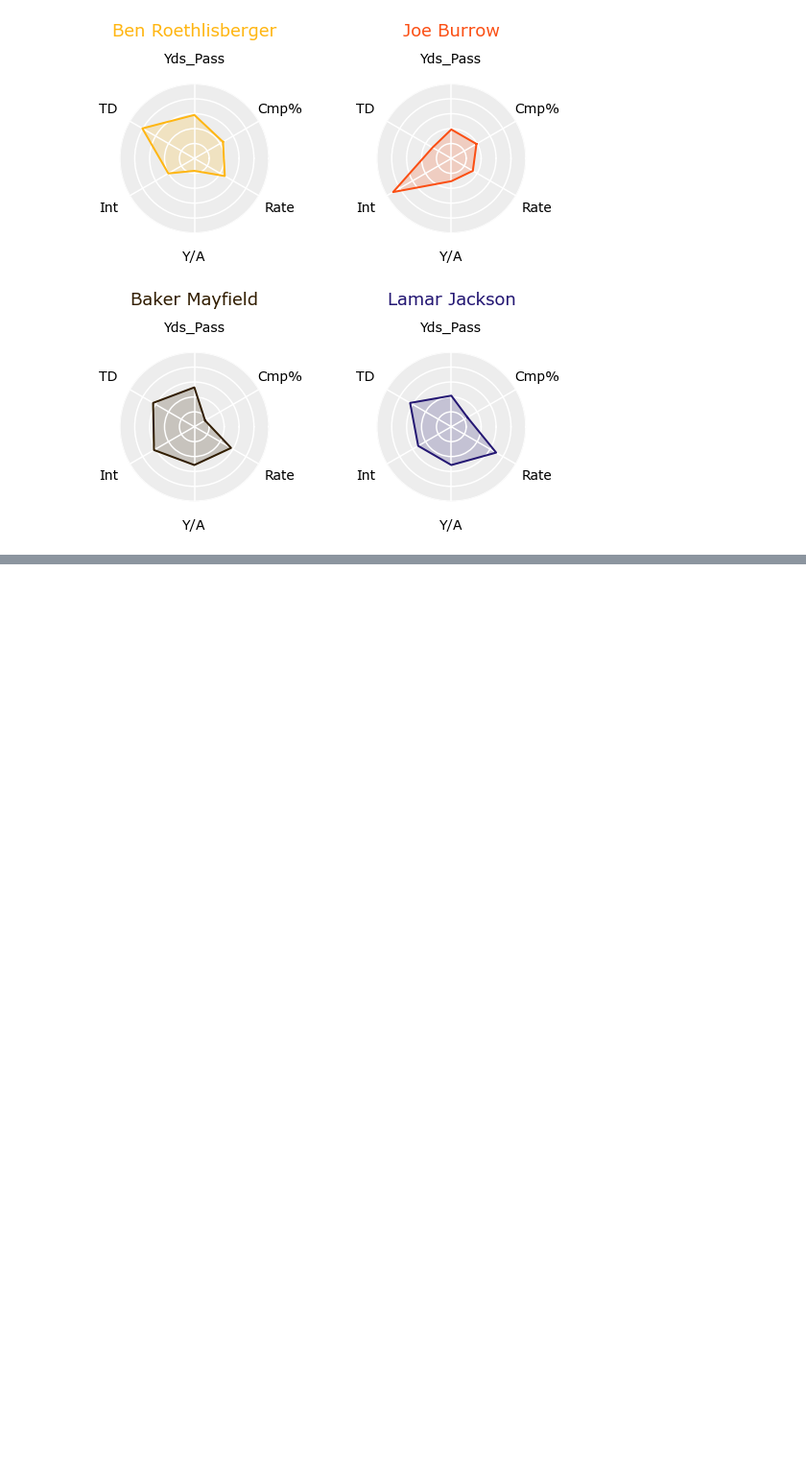
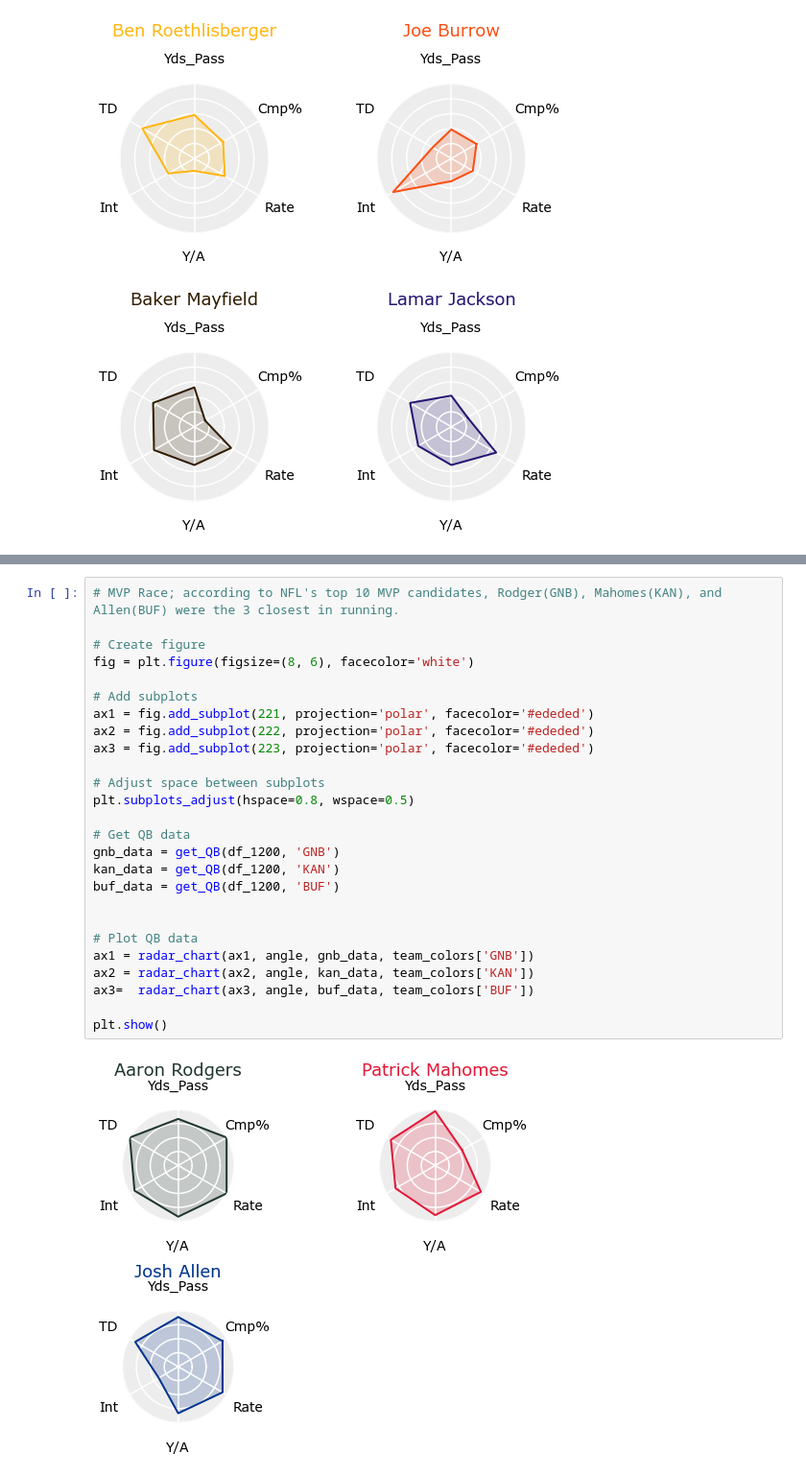
Before and after one commit to aclao89/NFL_Stats, a Jupyter notebook: NFL QB Passing.ipynb, the cells around one changed output, grey strips where cells are left out. Shown: that part at 96% size. Cells and saved outputs as stored; diff of their text form; blank space fills up the shorter version.

Commit message:
MVP Race for 2020

```diff
--- a/NFL QB Passing.ipynb
+++ b/NFL QB Passing.ipynb
@@ -553,0 +582,28 @@ plt.show()
+# %%
+# MVP Race; according to NFL's top 10 MVP candidates, Rodger(GNB), Mahomes(KAN), and Allen(BUF) were the 3 closest in running.
+
+# Create figure
+fig = plt.figure(figsize=(8, 6), facecolor='white')
+
+# Add subplots
+ax1 = fig.add_subplot(221, projection='polar', facecolor='#ededed')
+ax2 = fig.add_subplot(222, projection='polar', facecolor='#ededed')
+ax3 = fig.add_subplot(223, projection='polar', facecolor='#ededed')
+
+# Adjust space between subplots
+plt.subplots_adjust(hspace=0.8, wspace=0.5)
+
+# Get QB data
+gnb_data = get_QB(df_1200, 'GNB')
+kan_data = get_QB(df_1200, 'KAN')
+buf_data = get_QB(df_1200, 'BUF')
+
+
+# Plot QB data
+ax1 = radar_chart(ax1, angle, gnb_data, team_colors['GNB'])
+ax2 = radar_chart(ax2, angle, kan_data, team_colors['KAN'])
+ax3=  radar_chart(ax3, angle, buf_data, team_colors['BUF'])
+
+plt.show()
+# %% [output]
+[figure, added]
```
Also changed, not shown: parts of 2 cells of this notebook.
